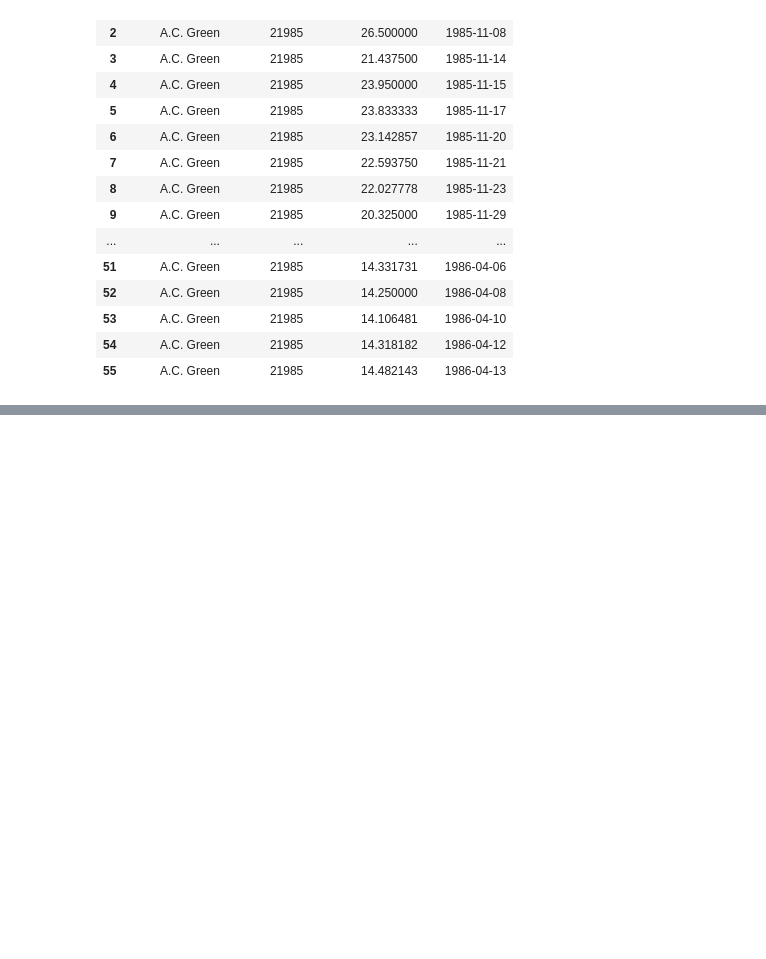
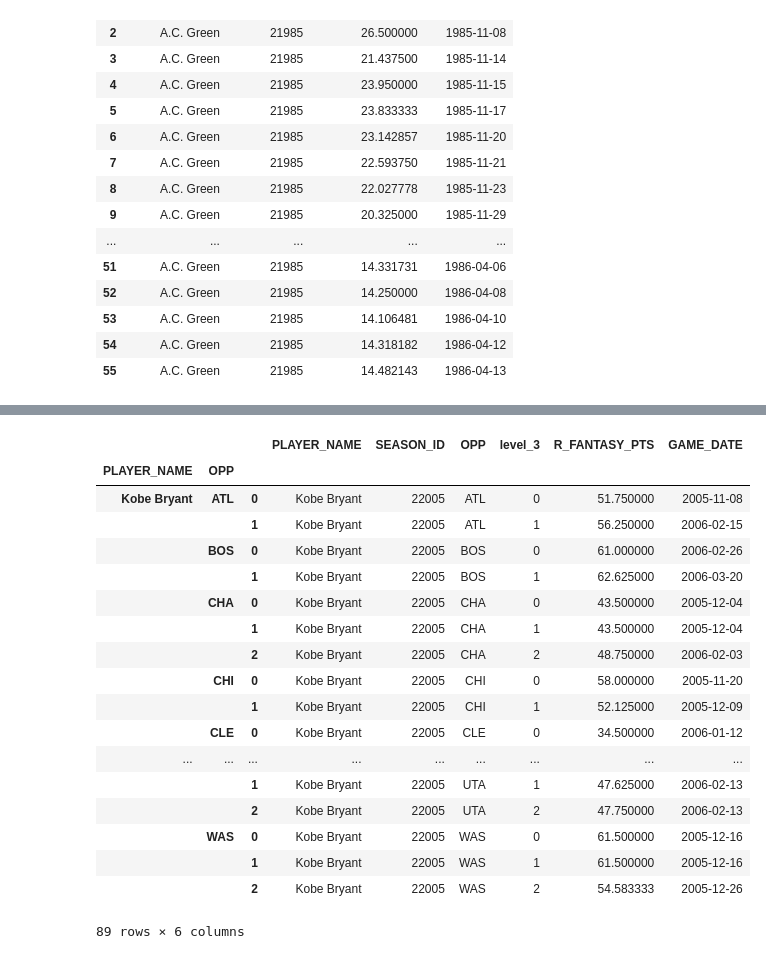
Before and after one commit to diciurcio-d/ShiftEnter, a Jupyter notebook: data_collection_sup.ipynb, the cells around one changed output, grey strips where cells are left out. Cells and saved outputs as stored; diff of their text form; code cells hidden in the pictures; blank space fills up the shorter version.

```diff
--- a/data_collection_sup.ipynb
+++ b/data_collection_sup.ipynb
@@ -355,0 +405,22 @@ cumsum_df.reset_index().drop('level_2', axis = 1).rename(columns=dict(zip(["FANT
+# %%
+high_rollers[high_rollers.PLAYER_NAME == 'Kobe Bryant']
+# %% [output]
+|  |  |  | PLAYER_NAME | SEASON_ID | OPP | level_3 | R_FANTASY_PTS | GAME_DATE |
+| PLAYER_NAME | OPP |  |  |  |  |  |  |  |
+| Kobe Bryant | ATL | 0 | Kobe Bryant | 22005 | ATL | 0 | 51.750000 | 2005-11-08 |
+|  |  | 1 | Kobe Bryant | 22005 | ATL | 1 | 56.250000 | 2006-02-15 |
+|  | BOS | 0 | Kobe Bryant | 22005 | BOS | 0 | 61.000000 | 2006-02-26 |
+|  |  | 1 | Kobe Bryant | 22005 | BOS | 1 | 62.625000 | 2006-03-20 |
+|  | CHA | 0 | Kobe Bryant | 22005 | CHA | 0 | 43.500000 | 2005-12-04 |
+|  |  | 1 | Kobe Bryant | 22005 | CHA | 1 | 43.500000 | 2005-12-04 |
+|  |  | 2 | Kobe Bryant | 22005 | CHA | 2 | 48.750000 | 2006-02-03 |
+|  | CHI | 0 | Kobe Bryant | 22005 | CHI | 0 | 58.000000 | 2005-11-20 |
+|  |  | 1 | Kobe Bryant | 22005 | CHI | 1 | 52.125000 | 2005-12-09 |
+|  | CLE | 0 | Kobe Bryant | 22005 | CLE | 0 | 34.500000 | 2006-01-12 |
+| ... | ... | ... | ... | ... | ... | ... | ... | ... |
+|  |  | 1 | Kobe Bryant | 22005 | UTA | 1 | 47.625000 | 2006-02-13 |
+|  |  | 2 | Kobe Bryant | 22005 | UTA | 2 | 47.750000 | 2006-02-13 |
+|  | WAS | 0 | Kobe Bryant | 22005 | WAS | 0 | 61.500000 | 2005-12-16 |
+|  |  | 1 | Kobe Bryant | 22005 | WAS | 1 | 61.500000 | 2005-12-16 |
+|  |  | 2 | Kobe Bryant | 22005 | WAS | 2 | 54.583333 | 2005-12-26 |
+89 rows × 6 columns
```
Also changed, not shown: parts of 15 cells of this notebook.
